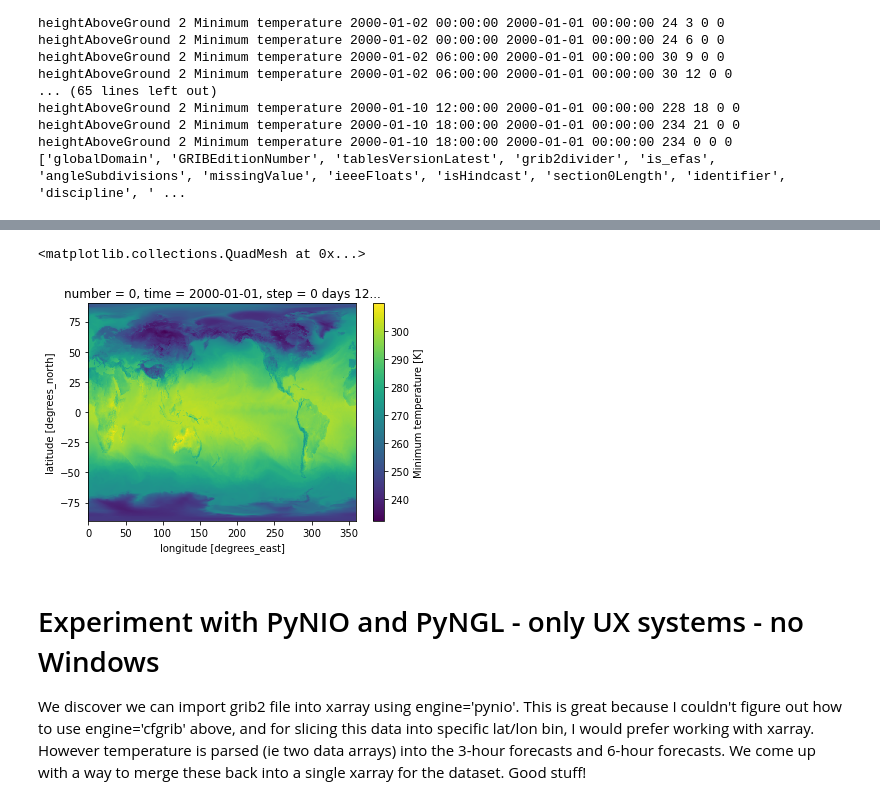
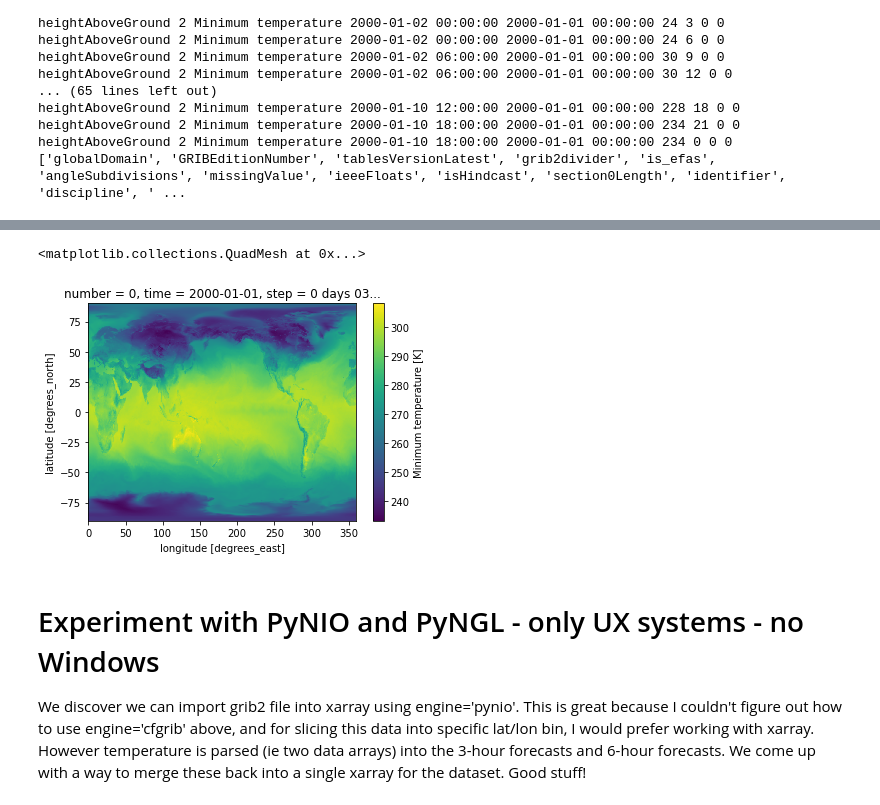
Before and after one commit to nhm-usgs/S2S_Explore, a Jupyter notebook: notebooks/Fetch_Read_GEFSv12_Reforecast_Experiments.ipynb, the cells around one changed output, grey strips where cells are left out. Cells and saved outputs as stored; diff of their text form; code cells hidden in the pictures.

Commit message:
Got to thinking and came up with parallel way to concat with cfgrib import.  Now 2 ways to concat file. cfgrib probably more efficient - need to check

```diff
--- a/notebooks/Fetch_Read_GEFSv12_Reforecast_Experiments.ipynb
+++ b/notebooks/Fetch_Read_GEFSv12_Reforecast_Experiments.ipynb
@@ -64,4 +67,5 @@ NameError: name 'filter_by_keys' is not defined
 # %%
 import cfgrib
-cfgrib.open_datasets('tmin_2m_2000010100_c00.grib2')
+cfg_ds = cfgrib.open_datasets('tmin_2m_2000010100_c00.grib2')
+cfg_ds
 # %% [output]
@@ -116,0 +96,2 @@ Attributes:
+# %%
+cfg_cc = xr.concat([cfg_ds[0],cfg_ds[1]], dim='step')
@@ -117,8 +120,8 @@ Attributes:
 # %%
-ds[1].tmin.sel(step='12:00:00').plot()
+cfg_cc.tmin.sel(step='03:00:00').plot()
 # %% [output]
 <matplotlib.collections.QuadMesh at 0x...>
-[figure, old version]
+[figure, new version]
 # %% [markdown]
 # Experiment with PyNIO and PyNGL - only UX systems - no Windows
 
```
Also changed, not shown: parts of 6 cells of this notebook.
